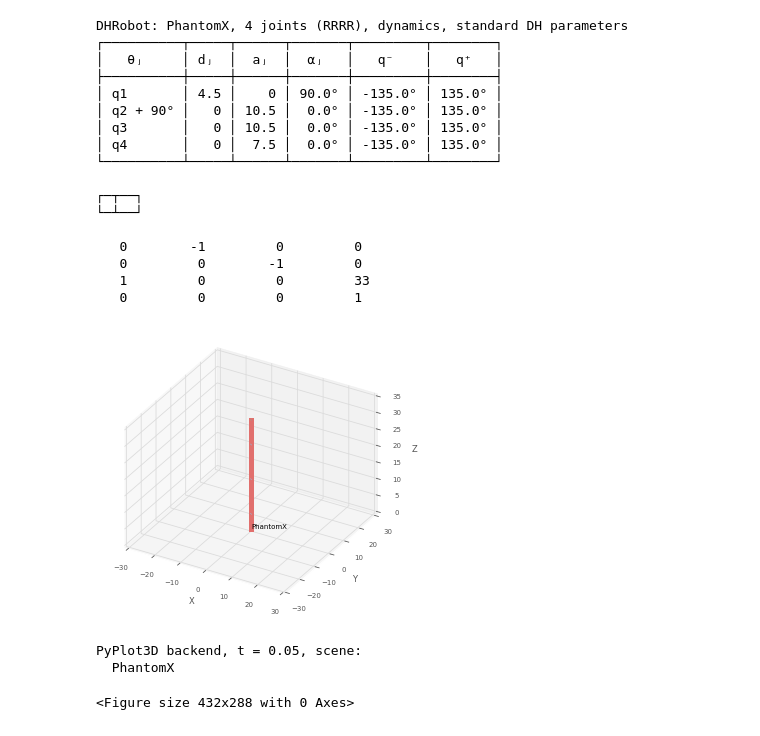
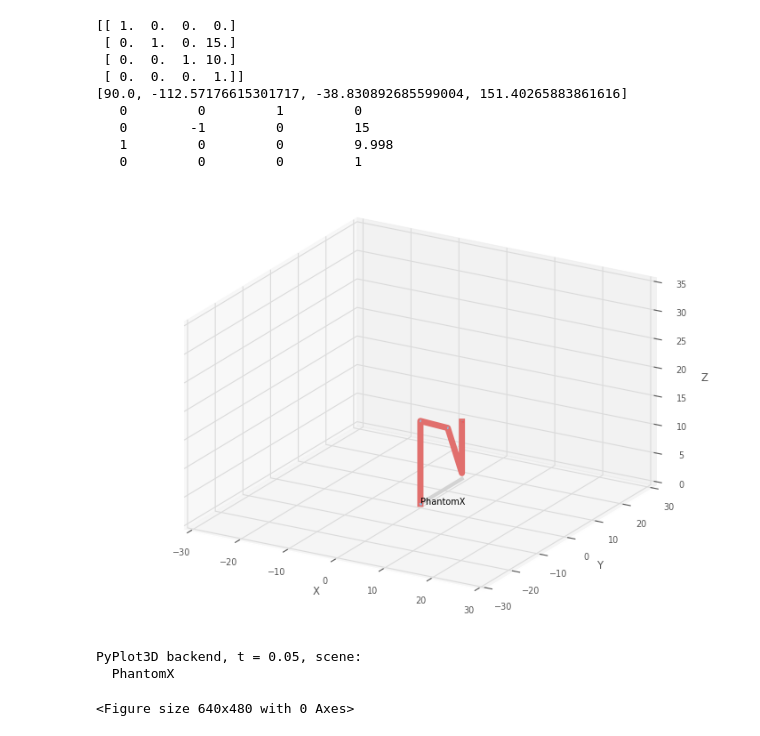
Before and after one commit to juflunaca/RoboticsLab5, a Jupyter notebook: Lab5.ipynb, the cells around one changed output. Saved outputs shown, nothing was run; the diff lists cells and outputs as text; code cells hidden in the pictures.

```diff
--- a/Lab5.ipynb
+++ b/Lab5.ipynb
@@ -1,3 +1,36 @@
+# %%
+from functions import *
+
+l = np.array([14.5, 10.7, 10.7, 9])
+qlims = np.array([[-3*np.pi/4, 3*np.pi/4],[-3*np.pi/4, 3*np.pi/4],[-3*np.pi/4, 3*np.pi/4],[-3*np.pi/4, 3*np.pi/4]])
+PhantomX = rtb.DHRobot(
+    [rtb.RevoluteDH(alpha=np.pi/2, d=l[0], qlim=qlims[0,:]),
+    rtb.RevoluteDH(a=l[1], offset=np.pi/2, qlim=qlims[0,:]),
+    rtb.RevoluteDH(a=l[2], qlim=qlims[0,:]),
+    rtb.RevoluteDH(a=l[3], qlim=qlims[0,:])],
+    name="PhantomX")
+
+T = np.array(SE3.Trans(0,15,10))
+print(T)
+q = invKinPhantomX(T)
+print(q)
+q = [value*math.pi/180 for value in q]
+print(PhantomX.fkine(q))
+PhantomX.plot(q,block=False,limits=[-30,30,-30,30,0,35])
+# %% [output]
+[[ 1.  0.  0.  0.]
+ [ 0.  1.  0. 15.]
+ [ 0.  0.  1. 10.]
+ [ 0.  0.  0.  1.]]
+[90.0, -112.57176615301717, -38.830892685599004, 151.40265883861616]
+   0         0         1         0
+   0        -1         0         15
+   1         0         0         9.998
+   0         0         0         1
+[figure, added]
+PyPlot3D backend, t = 0.05, scene:
+  PhantomX
+<Figure size 640x480 with 0 Axes>
 # %%
 import time
 import math
@@ -16,7 +49,8 @@ from spatialmath.base import rotx, roty, rotz
 
 #import petercorke toolbox for visualization
 
-l = np.array([4.5, 10.5, 10.5, 7.5])
+# l = np.array([4.5, 10.5, 10.5, 7.5])
+l = np.array([14.5, 10.7, 10.7, 9])
 qlims = np.array([[-3*np.pi/4, 3*np.pi/4],[-3*np.pi/4, 3*np.pi/4],[-3*np.pi/4, 3*np.pi/4],[-3*np.pi/4, 3*np.pi/4]])
 PhantomX = rtb.DHRobot(
     [rtb.RevoluteDH(alpha=np.pi/2, d=l[0], qlim=qlims[0,:]),
@@ -33,25 +67,3 @@ q = [0, 0, 0, 0]
 print(PhantomX.fkine(q))
 PhantomX.plot(q,block=False,limits=[-30,30,-30,30,0,35])
 #trplot(transl(0,0,0), color='rgb', width=1, frame='0', length=5)
-# %% [output]
-DHRobot: PhantomX, 4 joints (RRRR), dynamics, standard DH parameters
-┌──────────┬─────┬──────┬───────┬─────────┬────────┐
-│   θⱼ     │ dⱼ  │  aⱼ  │  ⍺ⱼ   │   q⁻    │   q⁺   │
-├──────────┼─────┼──────┼───────┼─────────┼────────┤
-│ q1       │ 4.5 │    0 │ 90.0° │ -135.0° │ 135.0° │
-│ q2 + 90° │   0 │ 10.5 │  0.0° │ -135.0° │ 135.0° │
-│ q3       │   0 │ 10.5 │  0.0° │ -135.0° │ 135.0° │
-│ q4       │   0 │  7.5 │  0.0° │ -135.0° │ 135.0° │
-└──────────┴─────┴──────┴───────┴─────────┴────────┘
-
-┌─┬──┐
-└─┴──┘
-
-   0        -1         0         0
-   0         0        -1         0
-   1         0         0         33
-   0         0         0         1
-[figure, removed]
-PyPlot3D backend, t = 0.05, scene:
-  PhantomX
-<Figure size 432x288 with 0 Axes>
```
Also changed, not shown: parts of 3 cells of this notebook, 4 other files.
